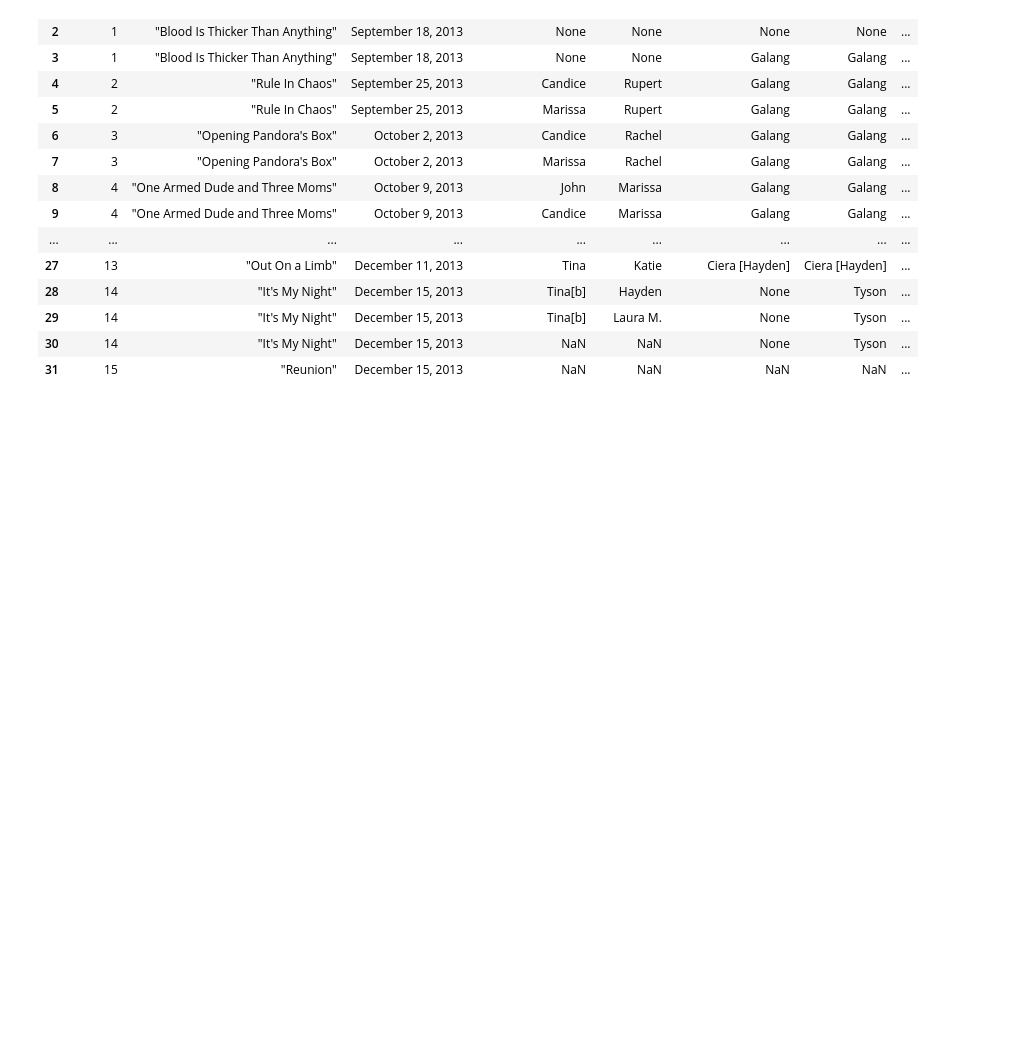
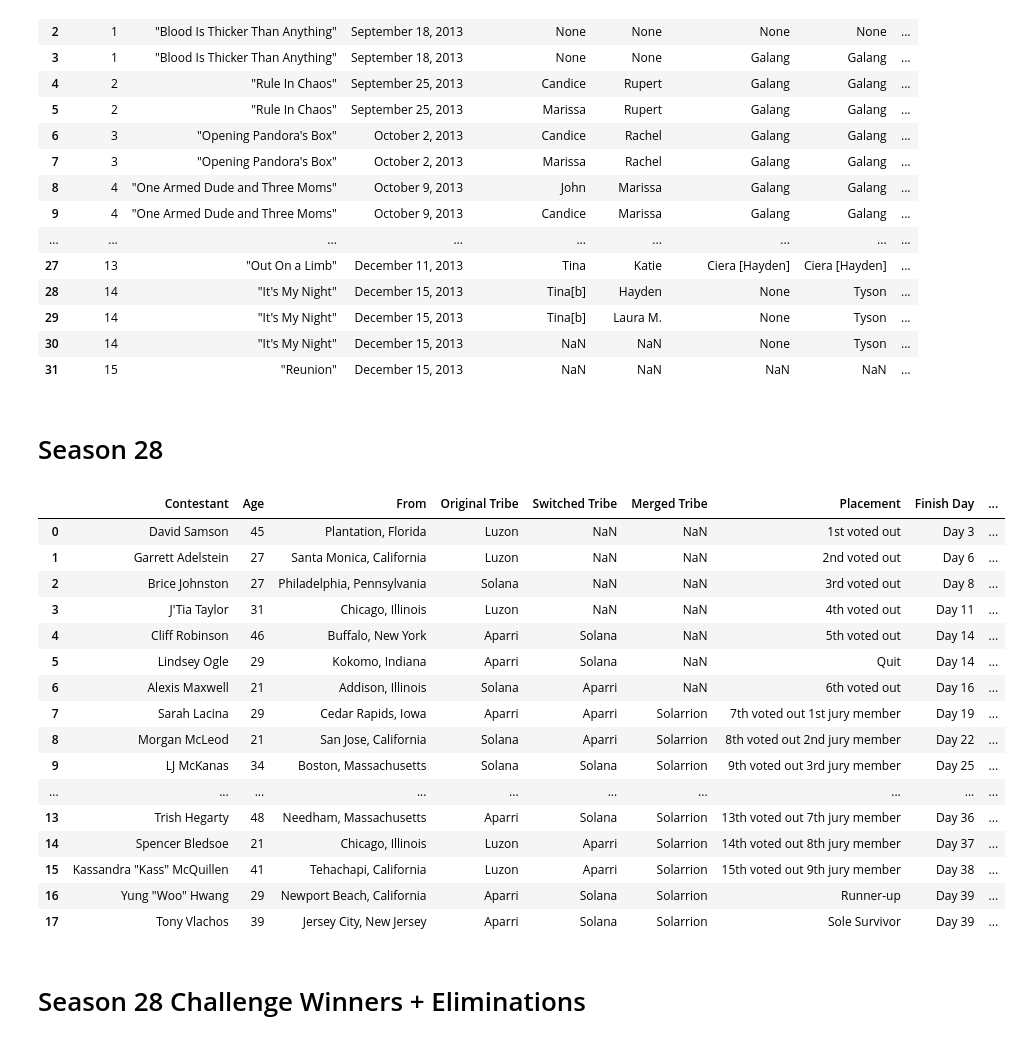
Before and after one commit to Erica-Exotica/DA8-capstone, a Jupyter notebook: notebook/CapstoneV2.ipynb, the cells around one changed output. Saved outputs shown, nothing was run; the diff lists cells and outputs as text; code cells hidden in the pictures; blank space fills up the shorter version.

```diff
--- a/notebook/CapstoneV2.ipynb
+++ b/notebook/CapstoneV2.ipynb
@@ -1741,3 +1741,34 @@ challenge_winners_eliminations27
 | 29 | 14 | "It's My Night" | December 15, 2013 | Tina[b] | Laura M. | None | Tyson | ... |
 | 30 | 14 | "It's My Night" | December 15, 2013 | NaN | NaN | None | Tyson | ... |
 | 31 | 15 | "Reunion" | December 15, 2013 | NaN | NaN | NaN | NaN | ... |
+# %% [markdown]
+# Season 28
+# %%
+szn_28_URL = 'https://en.wikipedia.org/wiki/Survivor:_Cagayan'
+response28 = requests.get(szn_28_URL)
+soup28 = BS(response28.text)
+contestants_df_szn28 = pd.read_html(str(soup28.find('table', attrs={'class' : 'wikitable'})))[0]
+contestants_df_szn28['Season'] = 'Season 28'
+contestants_df_szn28.columns =  ['Contestant', 'Age', 'From', 'Original Tribe', 'Switched Tribe', 'Merged Tribe', 'Placement', 'Finish Day', 'Season']
+all_contestants.append(contestants_df_szn28)
+contestants_df_szn28
+# %% [output]
+|  | Contestant | Age | From | Original Tribe | Switched Tribe | Merged Tribe | Placement | Finish Day | ... |
+| 0 | David Samson | 45 | Plantation, Florida | Luzon | NaN | NaN | 1st voted out | Day 3 | ... |
+| 1 | Garrett Adelstein | 27 | Santa Monica, California | Luzon | NaN | NaN | 2nd voted out | Day 6 | ... |
+| 2 | Brice Johnston | 27 | Philadelphia, Pennsylvania | Solana | NaN | NaN | 3rd voted out | Day 8 | ... |
+| 3 | J'Tia Taylor | 31 | Chicago, Illinois | Luzon | NaN | NaN | 4th voted out | Day 11 | ... |
+| 4 | Cliff Robinson | 46 | Buffalo, New York | Aparri | Solana | NaN | 5th voted out | Day 14 | ... |
+| 5 | Lindsey Ogle | 29 | Kokomo, Indiana | Aparri | Solana | NaN | Quit | Day 14 | ... |
+| 6 | Alexis Maxwell | 21 | Addison, Illinois | Solana | Aparri | NaN | 6th voted out | Day 16 | ... |
+| 7 | Sarah Lacina | 29 | Cedar Rapids, Iowa | Aparri | Aparri | Solarrion | 7th voted out 1st jury member | Day 19 | ... |
+| 8 | Morgan McLeod | 21 | San Jose, California | Solana | Aparri | Solarrion | 8th voted out 2nd jury member | Day 22 | ... |
+| 9 | LJ McKanas | 34 | Boston, Massachusetts | Solana | Solana | Solarrion | 9th voted out 3rd jury member | Day 25 | ... |
+| ... | ... | ... | ... | ... | ... | ... | ... | ... | ... |
+| 13 | Trish Hegarty | 48 | Needham, Massachusetts | Aparri | Solana | Solarrion | 13th voted out 7th jury member | Day 36 | ... |
+| 14 | Spencer Bledsoe | 21 | Chicago, Illinois | Luzon | Aparri | Solarrion | 14th voted out 8th jury member | Day 37 | ... |
+| 15 | Kassandra "Kass" McQuillen | 41 | Tehachapi, California | Luzon | Aparri | Solarrion | 15th voted out 9th jury member | Day 38 | ... |
+| 16 | Yung "Woo" Hwang | 29 | Newport Beach, California | Aparri | Solana | Solarrion | Runner-up | Day 39 | ... |
+| 17 | Tony Vlachos | 39 | Jersey City, New Jersey | Aparri | Solana | Solarrion | Sole Survivor | Day 39 | ... |
+# %% [markdown]
+# Season 28 Challenge Winners + Eliminations
```
Also changed, not shown: parts of 25 cells of this notebook.
